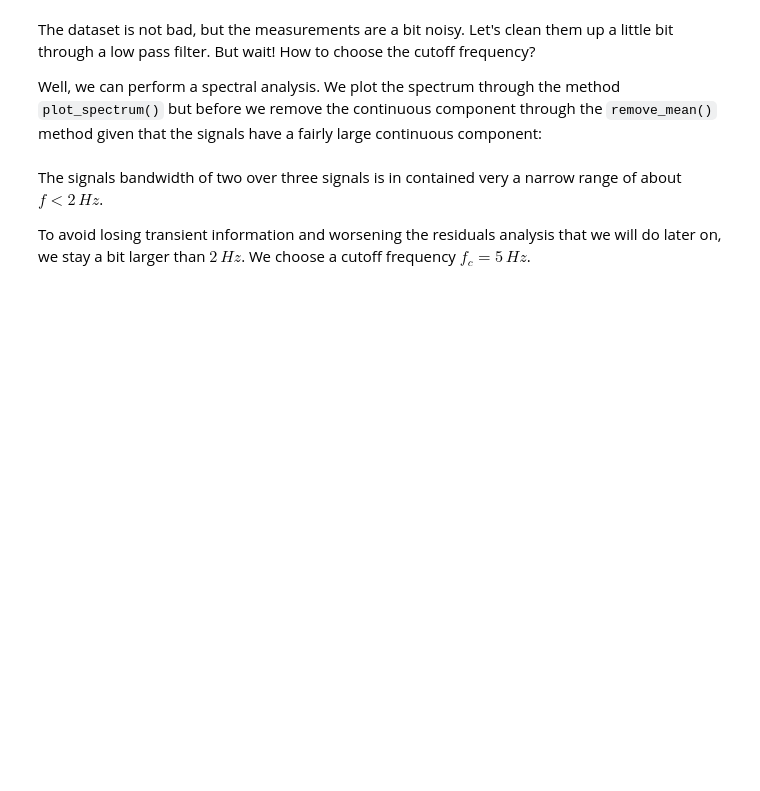
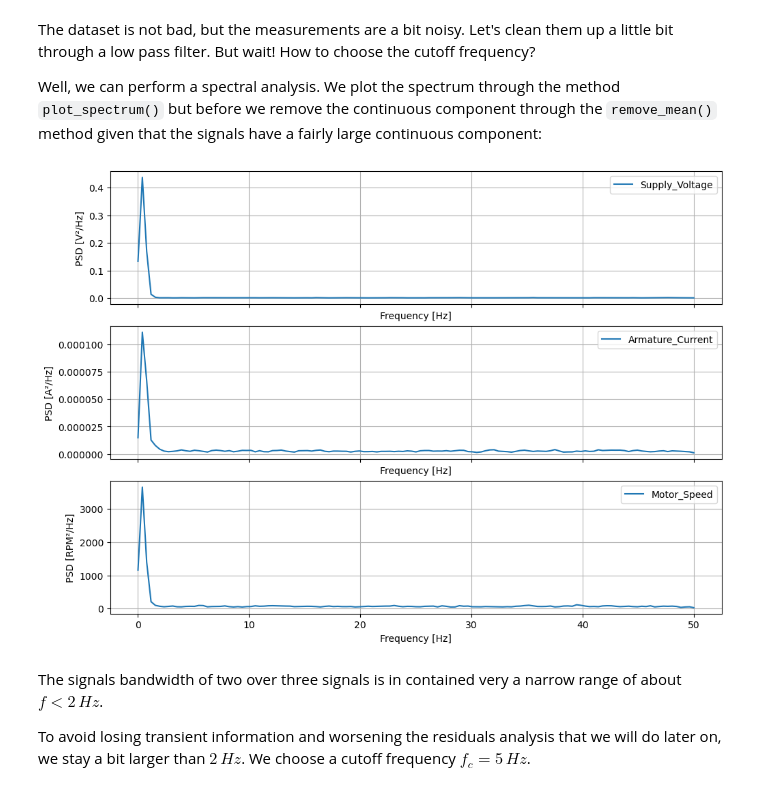
Before and after one commit to ubaldot/dymoval, a Jupyter notebook: src/dymoval_tutorial/dymoval_tutorial.ipynb, the cells around one changed output. Saved outputs shown, nothing was run; the diff lists cells and outputs as text; code cells hidden in the pictures; blank space fills up the shorter version.

```diff
--- a/src/dymoval_tutorial/dymoval_tutorial.ipynb
+++ b/src/dymoval_tutorial/dymoval_tutorial.ipynb
@@ -170,7 +173,8 @@ Well, we can perform a spectral analysis.
 We plot the spectrum through the method `plot_spectrum()` but before we remove the continuous component through the `remove_mean()` method given that the signals have a fairly large continuous component:
 # %%
 fig = ds.remove_mean().plot_spectrum(with_scope=False)
-display(fig)
+# %% [output]
+[figure, added]
 # %% [markdown]
 The signals bandwidth of two over three signals is in contained very a narrow range of about $f < 2\, Hz$.
 
```
Also changed, not shown: parts of 30 cells of this notebook.
